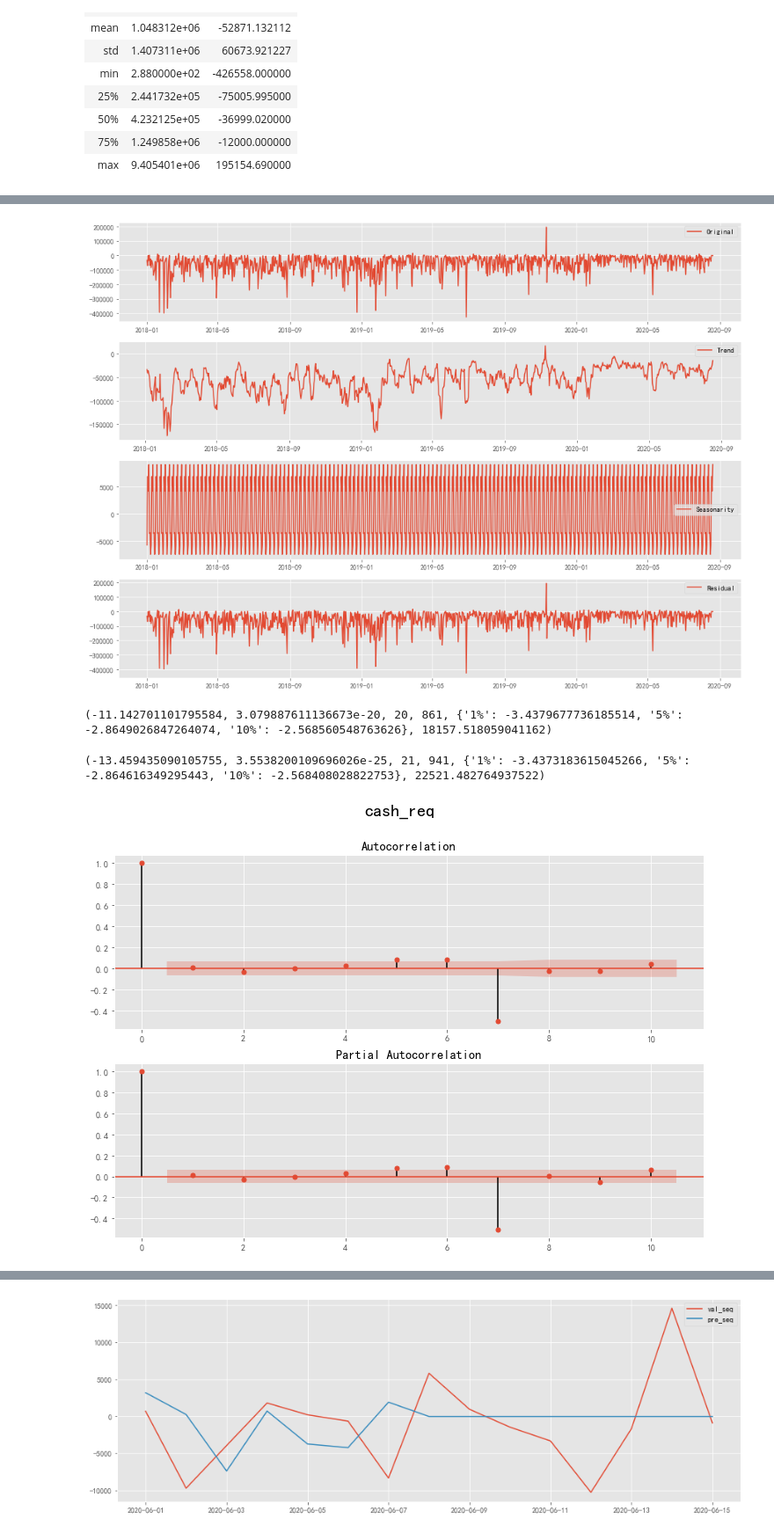
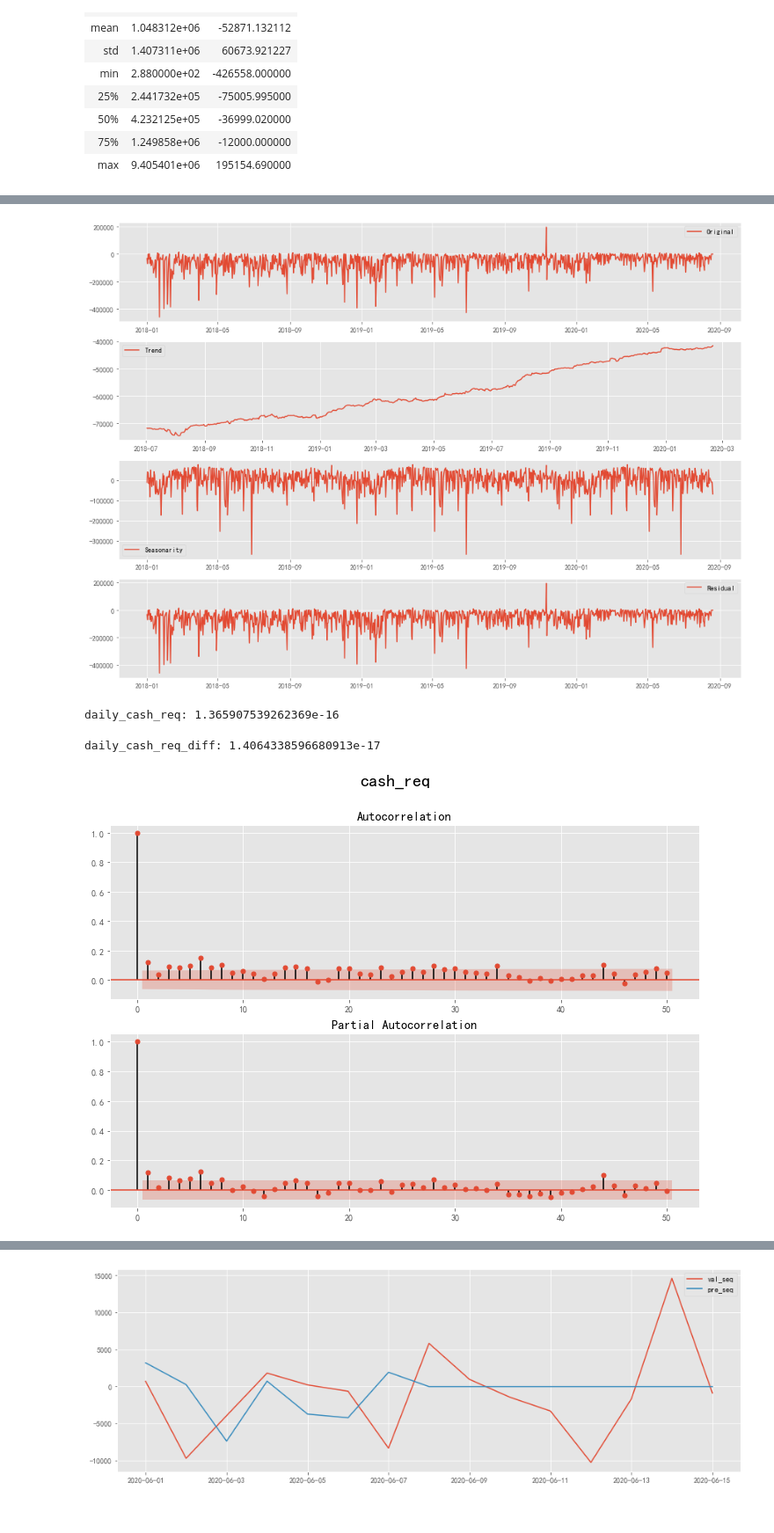
Before and after one commit to TerryCh1995/personal_case_study, a Jupyter notebook: baseline.ipynb, the cells around one changed output, grey strips where cells are left out. Shown: that part at 88% size. Saved outputs shown, nothing was run; the diff lists cells and outputs as text; code cells hidden in the pictures.

```diff
--- a/baseline.ipynb
+++ b/baseline.ipynb
@@ -12,13 +12,50 @@ from sklearn.metrics import mean_absolute_error
 from statsmodels.graphics.tsaplots import acf, pacf, plot_acf, plot_pacf
 from statsmodels.tsa.arima_model import ARIMA
 from statsmodels.api import tsa
+import statsmodels.api as sm
 import time
 from matplotlib import font_manager as fm, rcParams
 from chinese_calendar import is_workday, is_holiday
 import calendar
+plt.style.use('ggplot')
 plt.rcParams['font.sans-serif']=['SimHei'] #显示中文标签
 plt.rcParams['axes.unicode_minus']=False   #这两行需要手动设置
 %matplotlib inline
+# %%
+def sum_by_date(df):
+    return df.groupby('date').sum()
+
+def seq_filter_in(seq, threshold):
+    return seq.loc[seq['txn_amt']<=threshold]
+
+def seq_filter_out(seq, threshold):
+    return seq.loc[seq['txn_amt']>=threshold]
+
+def drop_trade_threshold(df,threshold):
+    df = df.loc[df['txn_amt']<=threshold]
+    return df
+
+def get_daily_cash_req(tmp_df):
+    tmp_df = tmp_df.sort_values(by=['date','prest_txn_tm'])
+    tmp_group = tmp_df.groupby('date')
+    tmp_group = tmp_group.cumsum()
+    daily_cash_req = tmp_group.groupby('date').min()
+    daily_cash_req = daily_cash_req.rename(columns={'txn_amt':'cash_req'})
+    return daily_cash_req
+
+def autocorrelation(timeseries, lags):
+    import statsmodels.api as sm
+    fig = plt.figure(figsize=(12, 8))
+    plt.suptitle(timeseries.name, fontsize=20)
+    ax1 = fig.add_subplot(211)
+    sm.graphics.tsa.plot_acf(timeseries, lags=lags, ax=ax1)
+    ax2 = fig.add_subplot(212)
+    sm.graphics.tsa.plot_pacf(timeseries, lags=lags, ax=ax2)
+    plt.show()
+
+def mape(y_true, y_pred):
+    y_true, y_pred = np.array(y_true), np.array(y_pred)
+    return np.mean(np.abs((y_true - y_pred) / y_true)) * 100
 # %%
 #读取数据，数据
 tmp_df = pd.read_csv('./iml_txn_dpst_fin_dtl_e_casestudy.csv')
@@ -38,6 +75,7 @@ tmp_df.head()
 | 2019-07-13 | 11202875 | 225.0 |
 | 2019-07-13 | 15475186 | 80.0 |
 # %%
+tmp_df = seq_filter_in(tmp_df, 500000)
 tmp_df = tmp_df.sort_values(by=['date','prest_txn_tm'])
 tmp_group = tmp_df.groupby('date')
 tmp_group = tmp_group.cumsum()
@@ -122,7 +160,7 @@ daily_cash_req['cash_req'].plot()
 # %%
 from statsmodels.tsa.seasonal import seasonal_decompose
 def decomposing(timeseries):
-    decomposition = seasonal_decompose(timeseries)
+    decomposition = seasonal_decompose(timeseries, freq=365)
     trend = decomposition.trend
     seasonal = decomposition.seasonal
     residual = decomposition.resid
@@ -146,7 +184,7 @@ def decomposing(timeseries):
 
 cash_req_t, cash_req_s, cash_req_r = decomposing(daily_cash_req['cash_req'])
 # %% [output]
-[figure, old version]
+[figure, new version]
 # %%
 train_seq_t = cash_req_t['20180101':'20200531']
 val_seq_t = cash_req_t['20200601':'20200820']
@@ -154,27 +192,29 @@ train_seq_s = cash_req_s['20180101':'20200531']
 val_seq_s = cash_req_s['20200601':'20200820']
 train_seq_r = cash_req_r['20180101':'20200531']
 val_seq_r = cash_req_r['20200601':'20200820']
-# %%
-print(tsa.stattools.adfuller(train_seq_t.diff(1).fillna(0)))
-# %% [output]
-(-11.142701101795584, 3.079887611136673e-20, 20, 861, {'1%': -3.4379677736185514, '5%': -2.8649026847264074, '10%': -2.568560548763626}, 18157.518059041162)
-# %%
-print(tsa.stattools.adfuller(cash_req_r))
-# %% [output]
-(-13.459435090105755, 3.5538200109696026e-25, 21, 941, {'1%': -3.4373183615045266, '5%': -2.864616349295443, '10%': -2.568408028822753}, 22521.482764937522)
+# %%
+res = sm.tsa.adfuller(daily_cash_req['cash_req'], regression='ct')
+print('daily_cash_req:',res[1])
+# %% [output]
+daily_cash_req: 1.365907539262369e-16
+# %%
+res = sm.tsa.adfuller(daily_cash_req['cash_req'].diff().fillna(0), regression='ct')
+print('daily_cash_req_diff:',res[1])
+# %% [output]
+daily_cash_req_diff: 1.4064338596680913e-17
 # %%
 import statsmodels.api as sm
 
 def autocorrelation(timeseries, lags):
     fig = plt.figure(figsize=(12, 8))
     plt.suptitle(timeseries.name, fontsize=20)
     ax1 = fig.add_subplot(211)
     sm.graphics.tsa.plot_acf(timeseries, lags=lags, ax=ax1)
     ax2 = fig.add_subplot(212)
     sm.graphics.tsa.plot_pacf(timeseries, lags=lags, ax=ax2)
     plt.show()
 
-autocorrelation(train_seq_t.diff(1).fillna(0), 10)
+autocorrelation(daily_cash_req['cash_req'], 50)
 # %% [output]
-[figure, old version]
+[figure, new version]
 # %%
```
Also changed, not shown: parts of 10 cells of this notebook, 1 other file.
